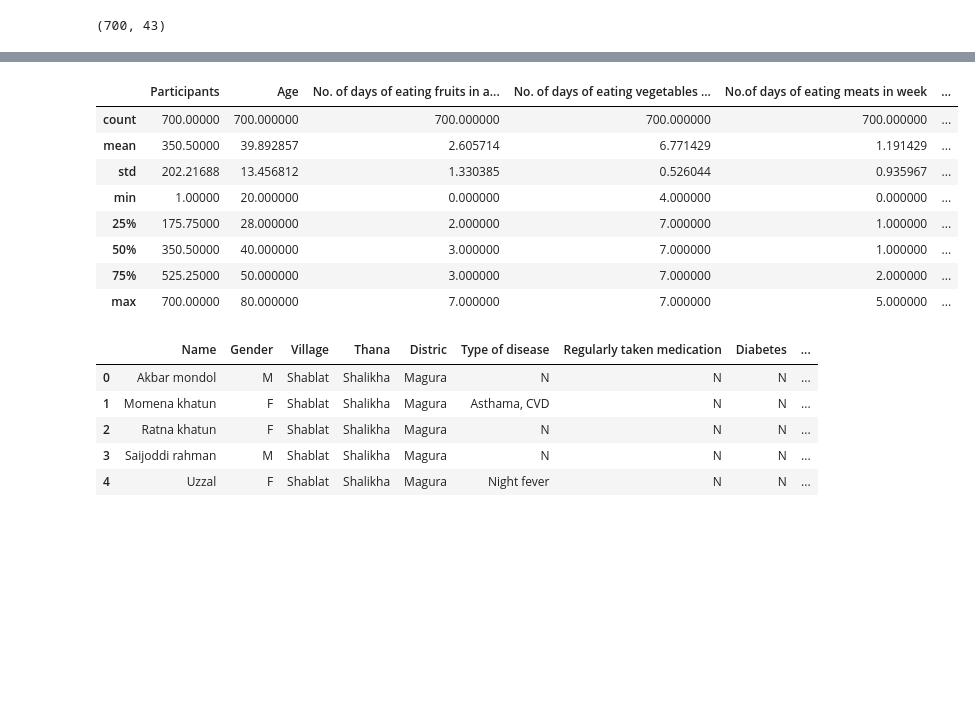
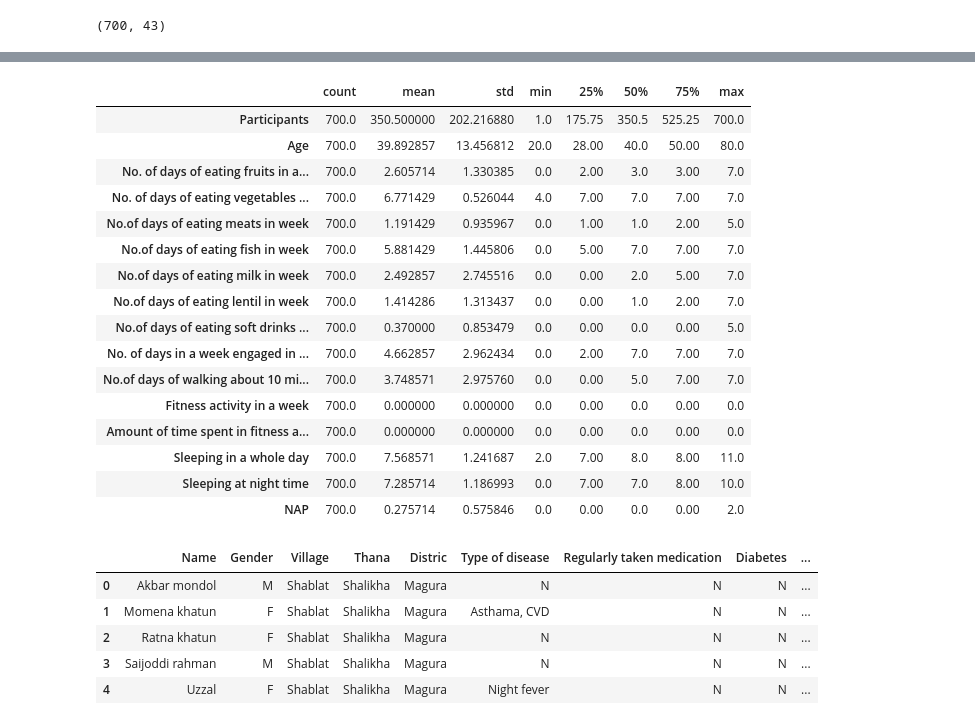
Before and after one commit to hossainlab/Diabetes_Study, a Jupyter notebook: Diabetes Survey Analysis.ipynb, the cells around one changed output, grey strips where cells are left out. Cells and saved outputs as stored; diff of their text form; code cells hidden in the pictures; blank space fills up the shorter version.

```diff
--- a/Diabetes Survey Analysis.ipynb
+++ b/Diabetes Survey Analysis.ipynb
@@ -92,17 +91,25 @@ dtypes: int64(16), object(27)
 memory usage: 235.3+ KB
 # %%
 # summary stats
-df.describe()
+df.describe().T
 # %% [output]
-|  | Participants | Age | No. of days of eating fruits in a... | No. of days of eating vegetables ... | No.of days of eating meats in week | ... |
-| count | 700.00000 | 700.000000 | 700.000000 | 700.000000 | 700.000000 | ... |
-| mean | 350.50000 | 39.892857 | 2.605714 | 6.771429 | 1.191429 | ... |
-| std | 202.21688 | 13.456812 | 1.330385 | 0.526044 | 0.935967 | ... |
-| min | 1.00000 | 20.000000 | 0.000000 | 4.000000 | 0.000000 | ... |
-| 25% | 175.75000 | 28.000000 | 2.000000 | 7.000000 | 1.000000 | ... |
-| 50% | 350.50000 | 40.000000 | 3.000000 | 7.000000 | 1.000000 | ... |
-| 75% | 525.25000 | 50.000000 | 3.000000 | 7.000000 | 2.000000 | ... |
-| max | 700.00000 | 80.000000 | 7.000000 | 7.000000 | 5.000000 | ... |
+|  | count | mean | std | min | 25% | 50% | 75% | max |
+| Participants | 700.0 | 350.500000 | 202.216880 | 1.0 | 175.75 | 350.5 | 525.25 | 700.0 |
+| Age | 700.0 | 39.892857 | 13.456812 | 20.0 | 28.00 | 40.0 | 50.00 | 80.0 |
+| No. of days of eating fruits in a... | 700.0 | 2.605714 | 1.330385 | 0.0 | 2.00 | 3.0 | 3.00 | 7.0 |
+| No. of days of eating vegetables ... | 700.0 | 6.771429 | 0.526044 | 4.0 | 7.00 | 7.0 | 7.00 | 7.0 |
+| No.of days of eating meats in week | 700.0 | 1.191429 | 0.935967 | 0.0 | 1.00 | 1.0 | 2.00 | 5.0 |
+| No.of days of eating fish in week | 700.0 | 5.881429 | 1.445806 | 0.0 | 5.00 | 7.0 | 7.00 | 7.0 |
+| No.of days of eating milk in week | 700.0 | 2.492857 | 2.745516 | 0.0 | 0.00 | 2.0 | 5.00 | 7.0 |
+| No.of days of eating lentil in week | 700.0 | 1.414286 | 1.313437 | 0.0 | 0.00 | 1.0 | 2.00 | 7.0 |
+| No.of days of eating soft drinks ... | 700.0 | 0.370000 | 0.853479 | 0.0 | 0.00 | 0.0 | 0.00 | 5.0 |
+| No. of days in a week engaged in ... | 700.0 | 4.662857 | 2.962434 | 0.0 | 2.00 | 7.0 | 7.00 | 7.0 |
+| No.of days of walking about 10 mi... | 700.0 | 3.748571 | 2.975760 | 0.0 | 0.00 | 5.0 | 7.00 | 7.0 |
+| Fitness activity in a week | 700.0 | 0.000000 | 0.000000 | 0.0 | 0.00 | 0.0 | 0.00 | 0.0 |
+| Amount of time spent in fitness a... | 700.0 | 0.000000 | 0.000000 | 0.0 | 0.00 | 0.0 | 0.00 | 0.0 |
+| Sleeping in a whole day | 700.0 | 7.568571 | 1.241687 | 2.0 | 7.00 | 8.0 | 8.00 | 11.0 |
+| Sleeping at night time | 700.0 | 7.285714 | 1.186993 | 0.0 | 7.00 | 7.0 | 8.00 | 10.0 |
+| NAP | 700.0 | 0.275714 | 0.575846 | 0.0 | 0.00 | 0.0 | 0.00 | 2.0 |
 # %%
 # categorical columns
 categorical_df = df.select_dtypes(include=['object'])
```
Also changed, not shown: parts of 18 cells of this notebook, 9 other files.
